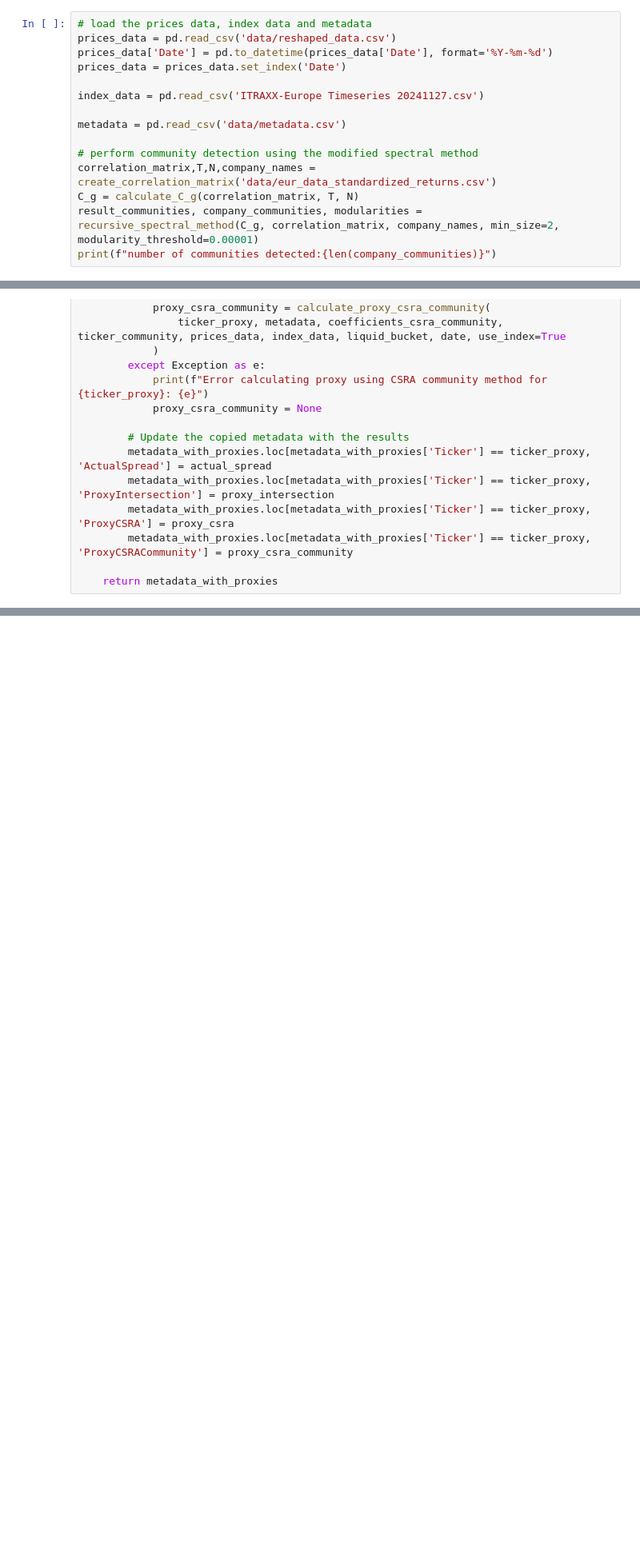
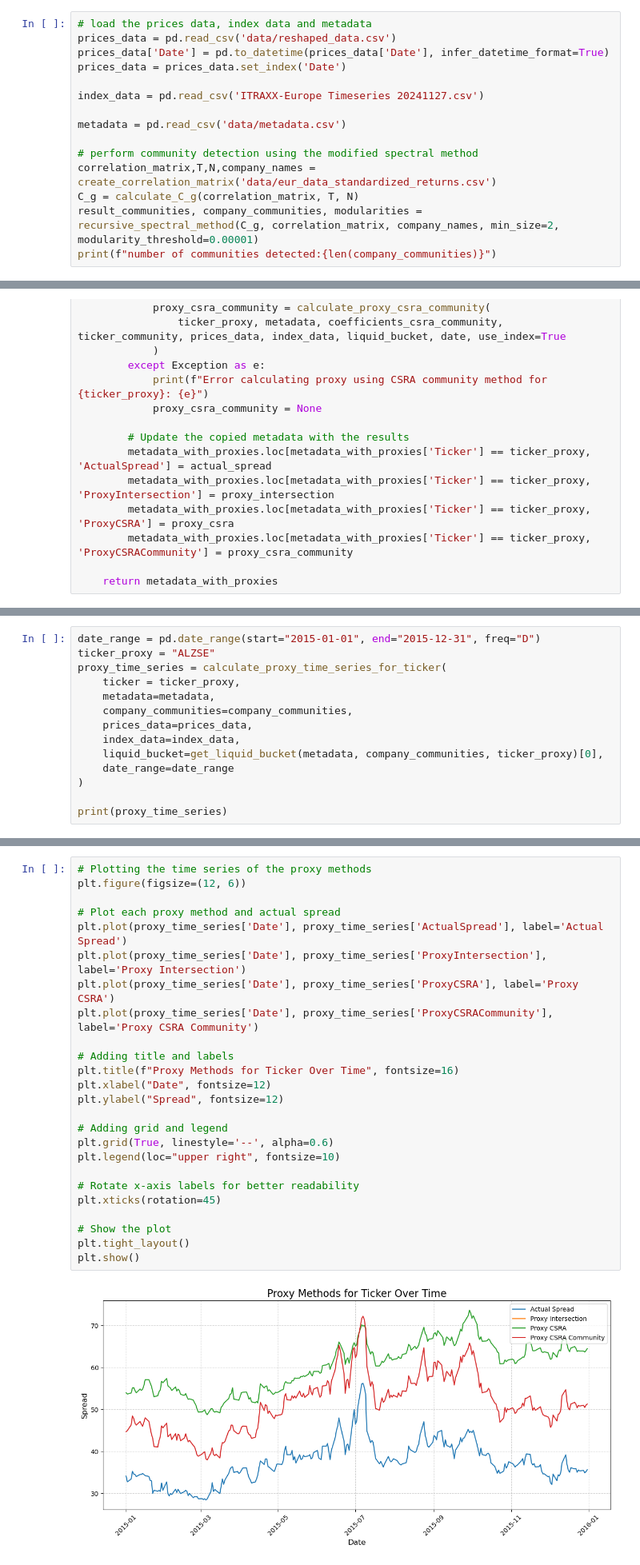
Before and after one commit to KLCALAW/ATCF, a Jupyter notebook: proxy_methods_daily.ipynb, the cells around one changed output, grey strips where cells are left out. Shown at 80% size. Cells and saved outputs as stored; diff of their text form; blank space fills up the shorter version.

Commit message:
Added obtaining timeseries,plotting & RMSE

```diff
--- a/proxy_methods_daily.ipynb
+++ b/proxy_methods_daily.ipynb
@@ -290,7 +292,7 @@ def calculate_proxy_csra_community(ticker,  metadata, coefficients, ticker_commu
 # %%
 # load the prices data, index data and metadata
 prices_data = pd.read_csv('data/reshaped_data.csv')
-prices_data['Date'] = pd.to_datetime(prices_data['Date'], format='%Y-%m-%d')
+prices_data['Date'] = pd.to_datetime(prices_data['Date'], infer_datetime_format=True)
 prices_data = prices_data.set_index('Date')
 
 index_data = pd.read_csv('ITRAXX-Europe Timeseries 20241127.csv')
@@ -656,0 +818,14 @@ Actual spread for STORA: 137.852
+# %%
+date_range = pd.date_range(start="2015-01-01", end="2015-12-31", freq="D")
+ticker_proxy = "ALZSE"
+proxy_time_series = calculate_proxy_time_series_for_ticker(
+    ticker = ticker_proxy,
+    metadata=metadata,
+    company_communities=company_communities,
+    prices_data=prices_data,
+    index_data=index_data,
+    liquid_bucket=get_liquid_bucket(metadata, company_communities, ticker_proxy)[0],
+    date_range=date_range
+)
+
+print(proxy_time_series)
@@ -656,0 +976,27 @@ Actual spread for STORA: 137.852
+# %%
+# Plotting the time series of the proxy methods
+plt.figure(figsize=(12, 6))
+
+# Plot each proxy method and actual spread
+plt.plot(proxy_time_series['Date'], proxy_time_series['ActualSpread'], label='Actual Spread')
+plt.plot(proxy_time_series['Date'], proxy_time_series['ProxyIntersection'], label='Proxy Intersection')
+plt.plot(proxy_time_series['Date'], proxy_time_series['ProxyCSRA'], label='Proxy CSRA')
+plt.plot(proxy_time_series['Date'], proxy_time_series['ProxyCSRACommunity'], label='Proxy CSRA Community')
+
+# Adding title and labels
+plt.title(f"Proxy Methods for Ticker Over Time", fontsize=16)
+plt.xlabel("Date", fontsize=12)
+plt.ylabel("Spread", fontsize=12)
+
+# Adding grid and legend
+plt.grid(True, linestyle='--', alpha=0.6)
+plt.legend(loc="upper right", fontsize=10)
+
+# Rotate x-axis labels for better readability
+plt.xticks(rotation=45)
+
+# Show the plot
+plt.tight_layout()
+plt.show()
+# %% [output]
+[figure, added]
```
Also changed, not shown: parts of 8 cells of this notebook.
